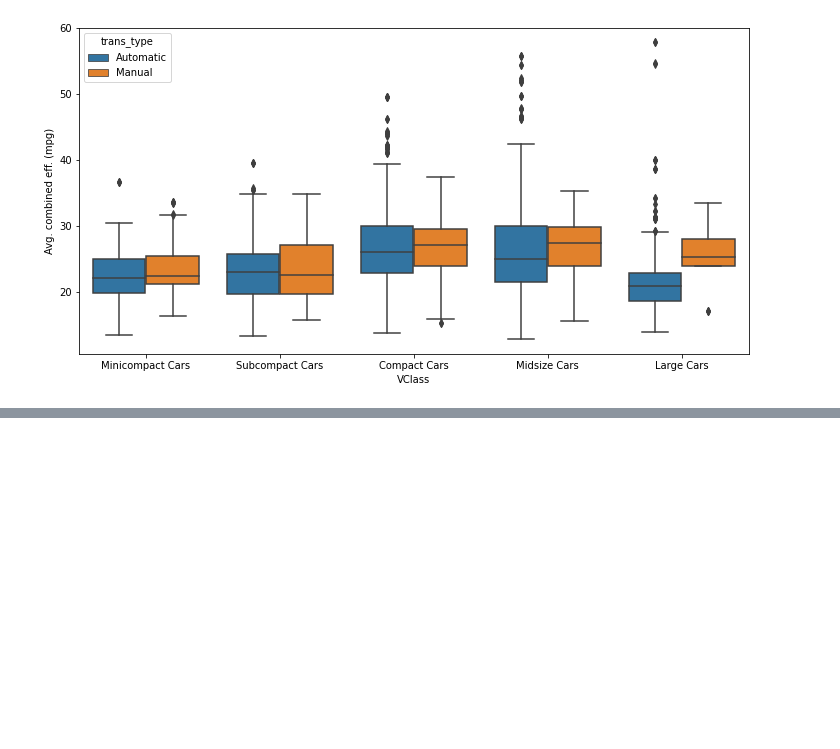
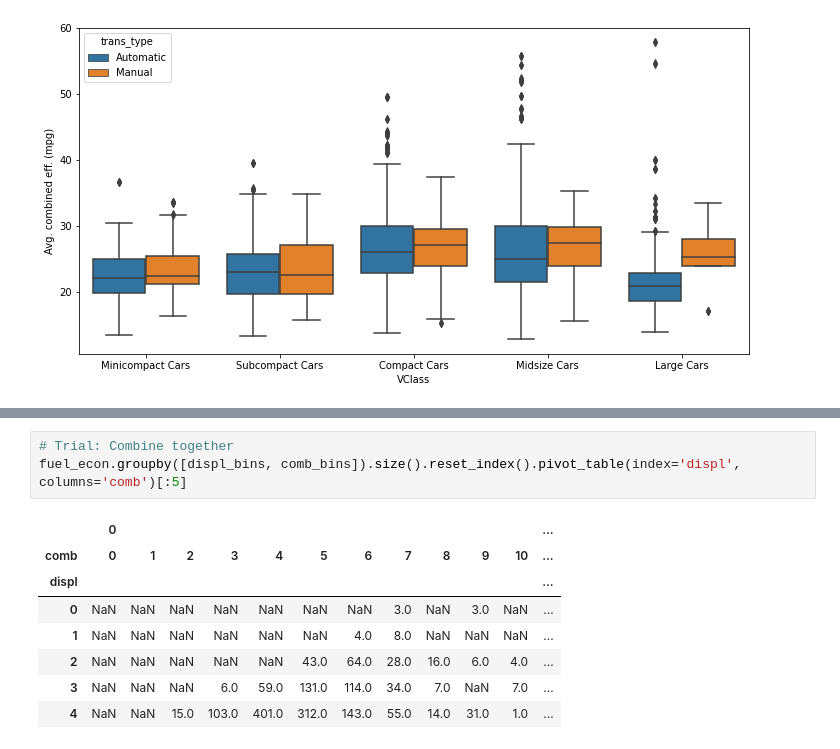
Before and after one commit to Alex-YuZ/Data-Visualization, a Jupyter notebook: Faceting.ipynb, the cells around one changed output, grey strips where cells are left out. Drawn from its saved outputs; the diff is of its cells as text; blank space fills up the shorter version.

```diff
--- a/Faceting.ipynb
+++ b/Faceting.ipynb
@@ -387,0 +521,12 @@ plt.ylabel('Avg. combined eff. (mpg)');
+# %%
+# Trial: Combine together
+fuel_econ.groupby([displ_bins, comb_bins]).size().reset_index().pivot_table(index='displ', columns='comb')[:5]
+# %% [output]
+|  | 0 |  |  |  |  |  |  |  |  |  |  | ... |
+| comb | 0 | 1 | 2 | 3 | 4 | 5 | 6 | 7 | 8 | 9 | 10 | ... |
+| displ |  |  |  |  |  |  |  |  |  |  |  | ... |
+| 0 | NaN | NaN | NaN | NaN | NaN | NaN | NaN | 3.0 | NaN | 3.0 | NaN | ... |
+| 1 | NaN | NaN | NaN | NaN | NaN | NaN | 4.0 | 8.0 | NaN | NaN | NaN | ... |
+| 2 | NaN | NaN | NaN | NaN | NaN | 43.0 | 64.0 | 28.0 | 16.0 | 6.0 | 4.0 | ... |
+| 3 | NaN | NaN | NaN | 6.0 | 59.0 | 131.0 | 114.0 | 34.0 | 7.0 | NaN | 7.0 | ... |
+| 4 | NaN | NaN | 15.0 | 103.0 | 401.0 | 312.0 | 143.0 | 55.0 | 14.0 | 31.0 | 1.0 | ... |
```
Also changed, not shown: parts of 36 cells of this notebook.
